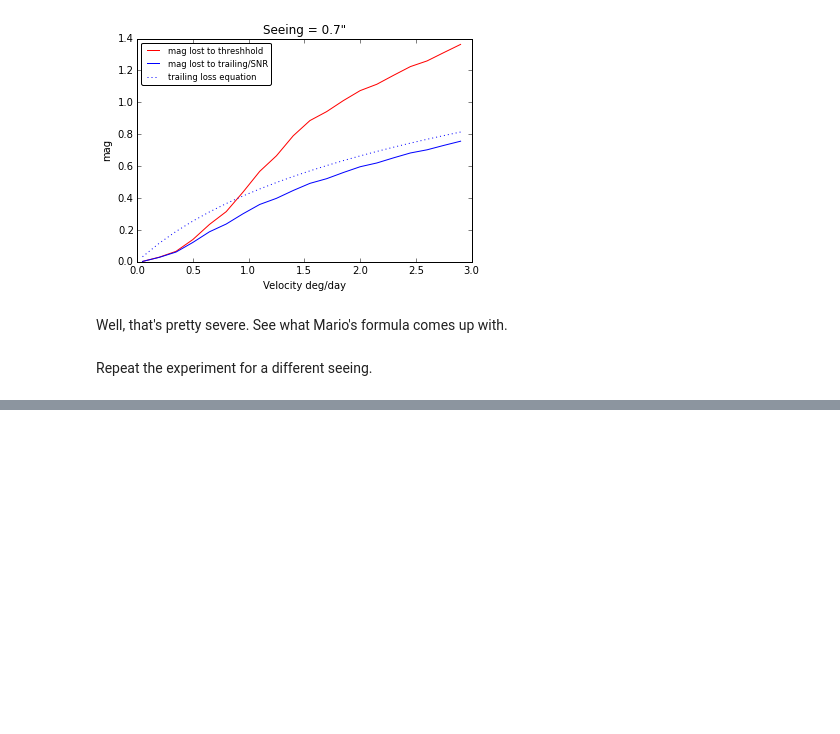
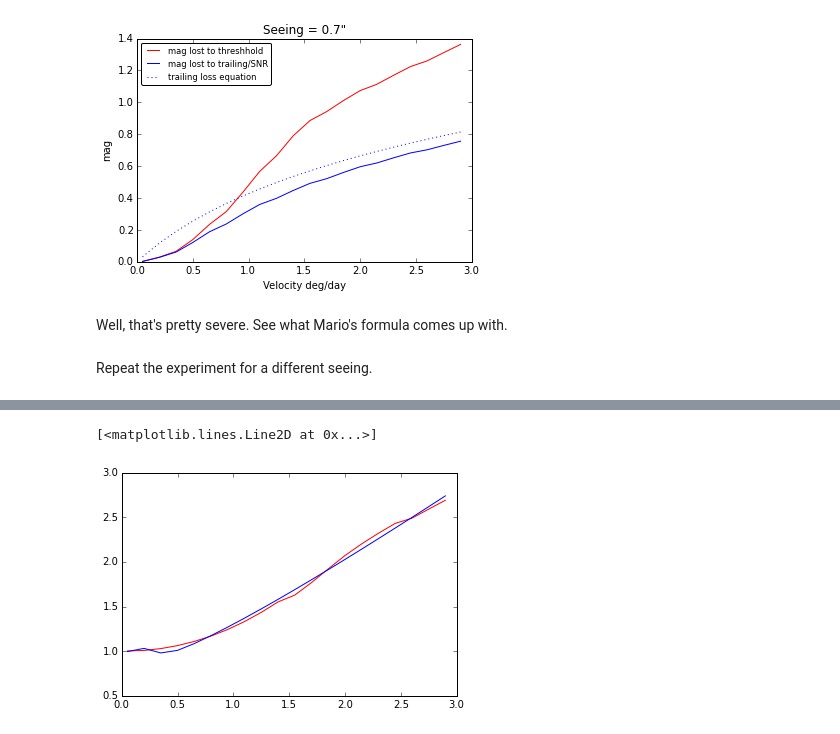
Before and after one commit to rhiannonlynne/MafSSO, a Jupyter notebook: Trailing Losses.ipynb, the cells around one changed output, grey strips where cells are left out. Cells and saved outputs as stored; diff of their text form; code cells hidden in the pictures; blank space fills up the shorter version.

```diff
--- a/Trailing Losses.ipynb
+++ b/Trailing Losses.ipynb
@@ -786,0 +584,7 @@ plt.savefig('Nobjs_cum.png', format='png')
+# %%
+tExp = 30.0
+tPause = 4.0 # for the LHS
+#tPause = 2.0 # for the RHS
+
+A = velocities * tExp / seeing
+B = velocities * tPause / seeing
@@ -786,0 +594,21 @@ plt.savefig('Nobjs_cum.png', format='png')
+# %%
+def fitfunc(v, c1, c2, c3):
+    texp = 30.
+    tpause = 4.
+    seeing = 1.0
+    A = v * texp / seeing
+    B = v * tpause / seeing
+    func = 1 + c1*A*erf(A)+ c2 *B * erf(B) + c3*np.sqrt(A)
+    return func
+# %%
+popt, pcov = curve_fit(fitfunc, velocities, ratios)
+c1 = popt[0]
+c2 = popt[1]
+c3 = popt[2]
+# %%
+fitratio = fitfunc(velocities, c1, c2, c3)
+plt.plot(velocities, ratios, 'r-')
+plt.plot(velocities, fitratio, 'b-')
+# %% [output]
+[<matplotlib.lines.Line2D at 0x...>]
+[figure, added]
```
Also changed, not shown: parts of 26 cells of this notebook, 2 other files.
